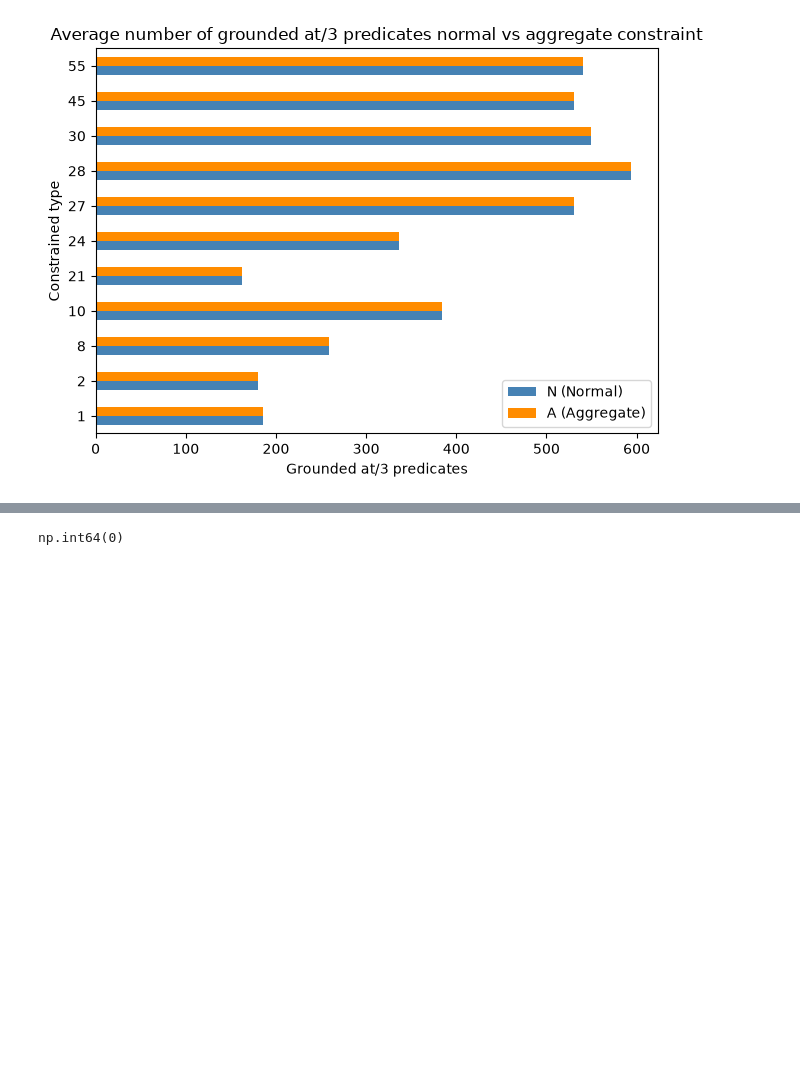
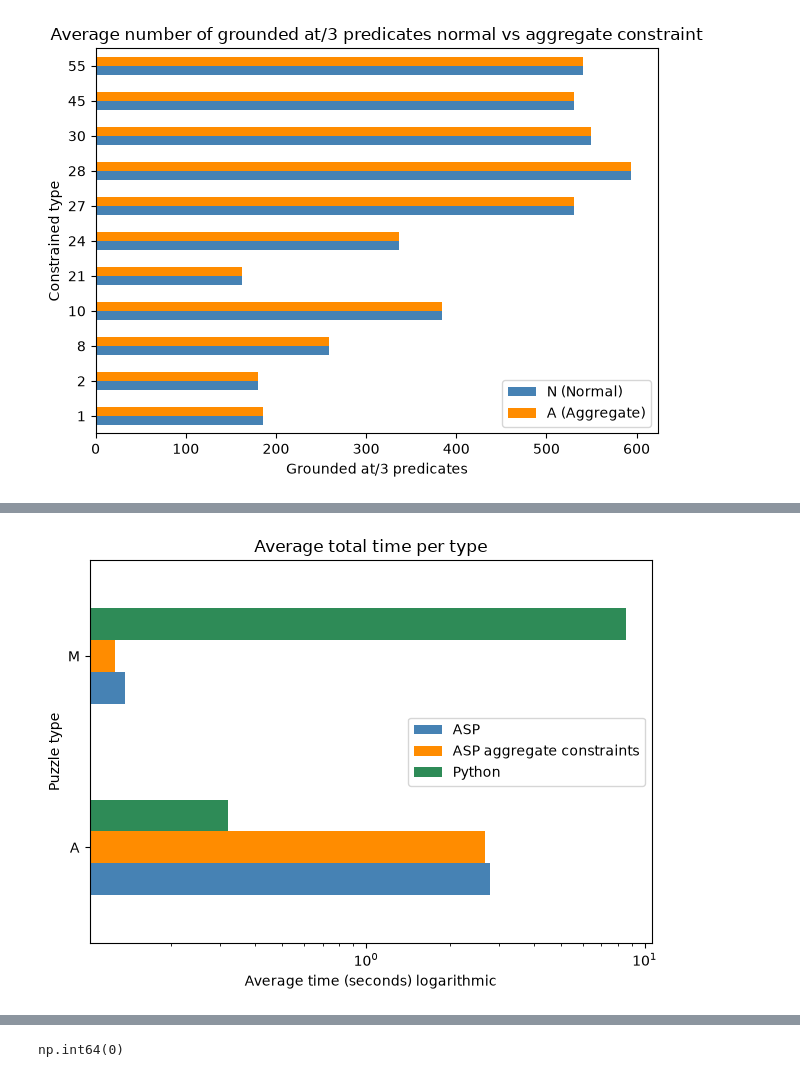
Before and after one commit to jurgendevries-ou-student/murdoku-solve, a Jupyter notebook: extraction/run/experiment.ipynb, the cells around one changed output, grey strips where cells are left out. Drawn from its saved outputs; the diff is of its cells as text; code cells hidden in the pictures; blank space fills up the shorter version.

Commit message:
dynamic puzzles copy, pythonsolver was niet blij met nummering bij personen. Experiment Python vs ASP vs ASP+agg-contstraints.

```diff
--- a/extraction/run/experiment.ipynb
+++ b/extraction/run/experiment.ipynb
@@ -395,0 +483,14 @@ df.head()
+# %%
+ax = df.groupby(['type', 'constraint_type'])['total_time'].mean().unstack('constraint_type').plot(
+    kind='barh', color=['steelblue', 'darkorange','seagreen']
+)
+
+ax.set_xscale('log')
+plt.ylabel('Puzzle type')
+plt.xlabel('Average time (seconds) logarithmic')
+plt.title('Average total time per type')
+plt.legend(['ASP', 'ASP aggregate constraints', 'Python'])
+plt.tight_layout()
+plt.show()
+# %% [output]
+[figure, added]
```
Also changed, not shown: parts of 14 cells of this notebook, 26 other files.
